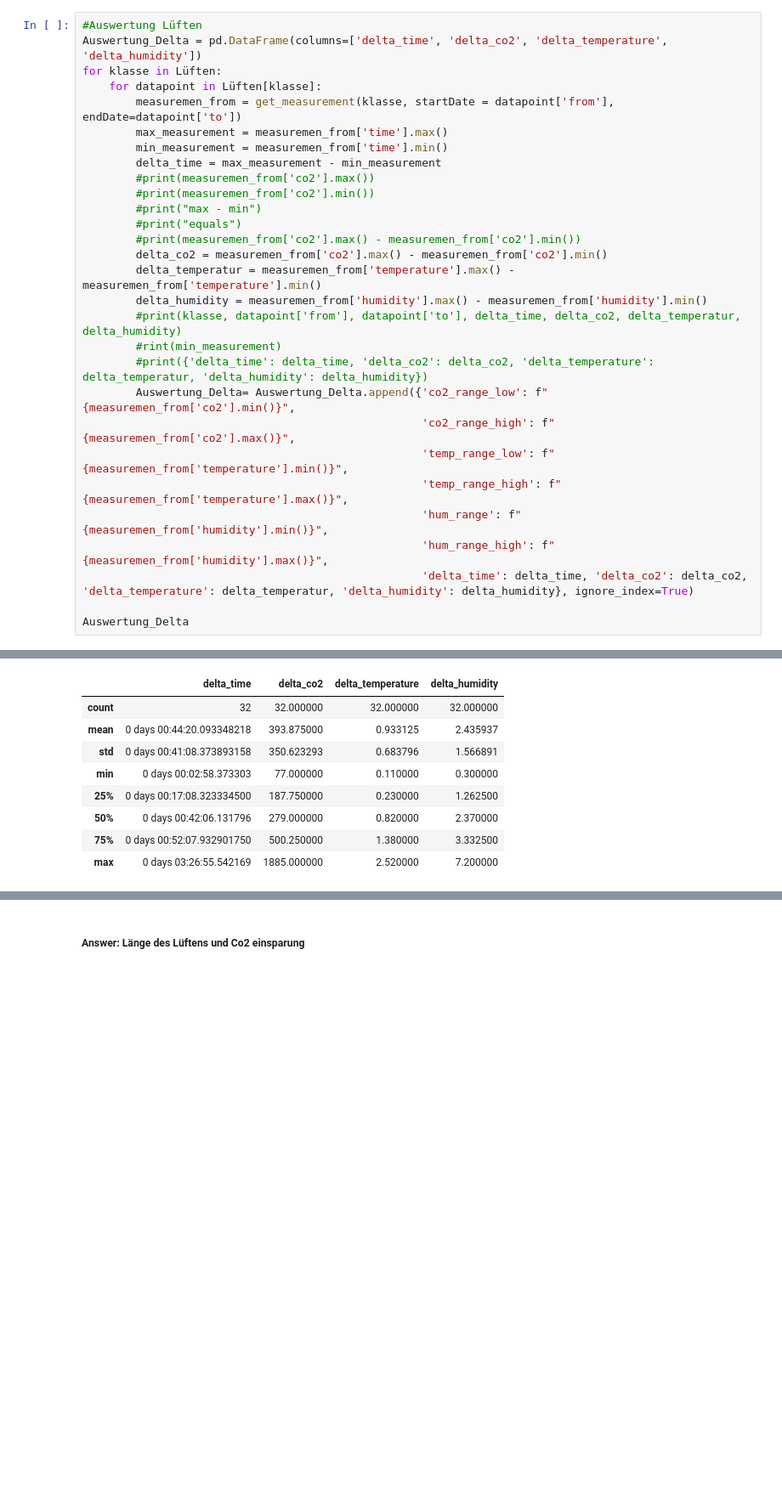
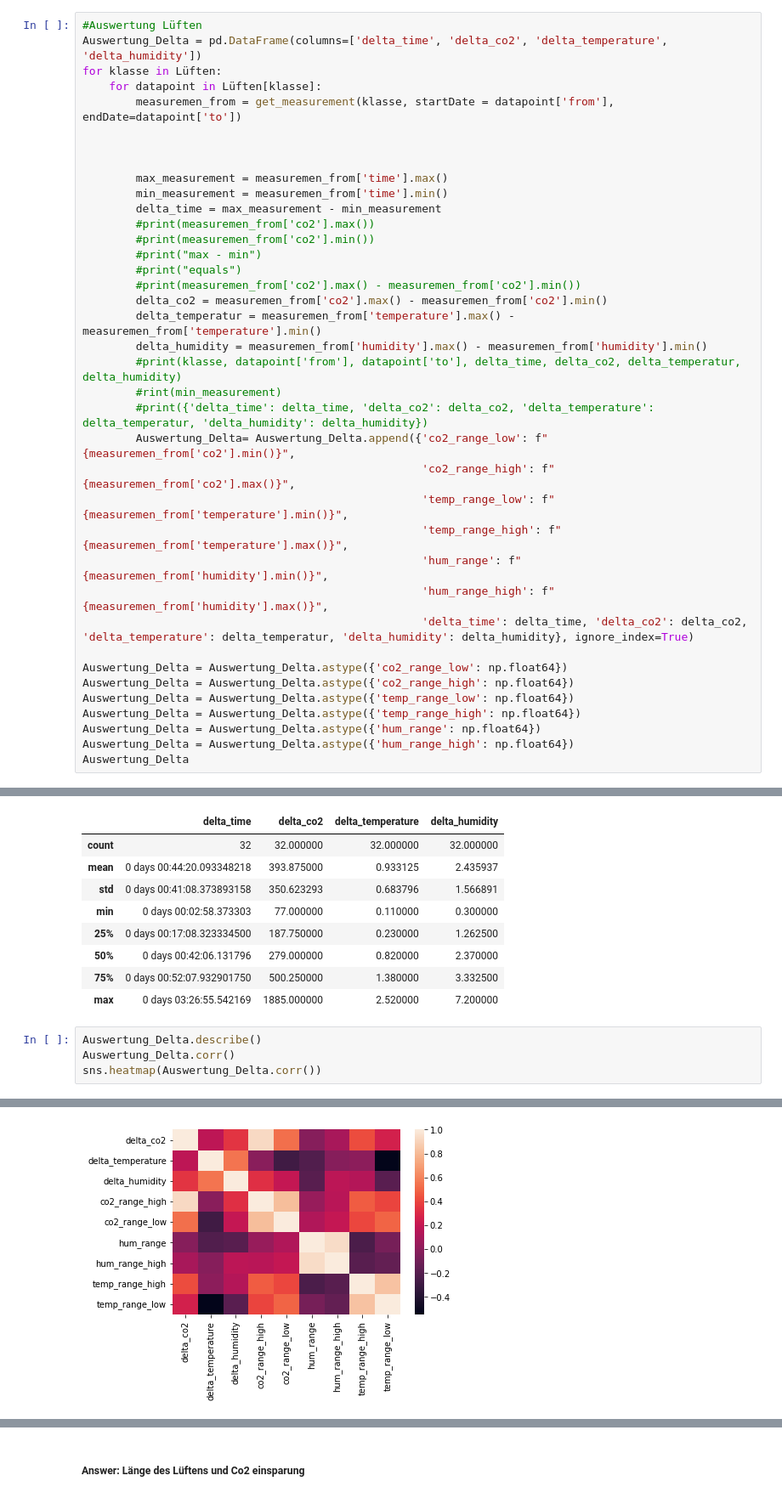
Before and after one commit to Smart-Classroom-Challenge/Data-Evaluation, a Jupyter notebook: data-evaluation.ipynb, the cells around one changed output, grey strips where cells are left out. Shown at 85% size. Cells and saved outputs as stored; diff of their text form; blank space fills up the shorter version.

Commit message:
added corr plot
added corr plot

```diff
--- a/data-evaluation.ipynb
+++ b/data-evaluation.ipynb
@@ -415,6 +415,9 @@ Auswertung_Delta = pd.DataFrame(columns=['delta_time', 'delta_co2', 'delta_tempe
 for klasse in Lüften:
     for datapoint in Lüften[klasse]:
         measuremen_from = get_measurement(klasse, startDate = datapoint['from'], endDate=datapoint['to'])
+
+
+
         max_measurement = measuremen_from['time'].max()
         min_measurement = measuremen_from['time'].min()
         delta_time = max_measurement - min_measurement
@@ -437,6 +440,12 @@ for klasse in Lüften:
                                                    'hum_range_high': f"{measuremen_from['humidity'].max()}",
                                                    'delta_time': delta_time, 'delta_co2': delta_co2, 'delta_temperature': delta_temperatur, 'delta_humidity': delta_humidity}, ignore_index=True)
 
+Auswertung_Delta = Auswertung_Delta.astype({'co2_range_low': np.float64})
+Auswertung_Delta = Auswertung_Delta.astype({'co2_range_high': np.float64})
+Auswertung_Delta = Auswertung_Delta.astype({'temp_range_low': np.float64})
+Auswertung_Delta = Auswertung_Delta.astype({'temp_range_high': np.float64})
+Auswertung_Delta = Auswertung_Delta.astype({'hum_range': np.float64})
+Auswertung_Delta = Auswertung_Delta.astype({'hum_range_high': np.float64})
 Auswertung_Delta
 # %% [output]
 |  | delta_time | delta_co2 | delta_temperature | delta_humidity | co2_range_high | co2_range_low | hum_range | ... |
@@ -571,3 +587,8 @@ Auswertung_Delta_Zwischen_dem_Lüften.describe()
 | 50% | 0 days 00:42:06.131796 | 279.000000 | 0.820000 | 2.370000 |
 | 75% | 0 days 00:52:07.932901750 | 500.250000 | 1.380000 | 3.332500 |
 | max | 0 days 03:26:55.542169 | 1885.000000 | 2.520000 | 7.200000 |
+# %%
+Auswertung_Delta.describe()
+Auswertung_Delta.corr()
+sns.heatmap(Auswertung_Delta.corr())
+# %% [output]
@@ -573,0 +596 @@ Auswertung_Delta_Zwischen_dem_Lüften.describe()
+[figure, added]
```
Also changed, not shown: parts of 4 cells of this notebook.
